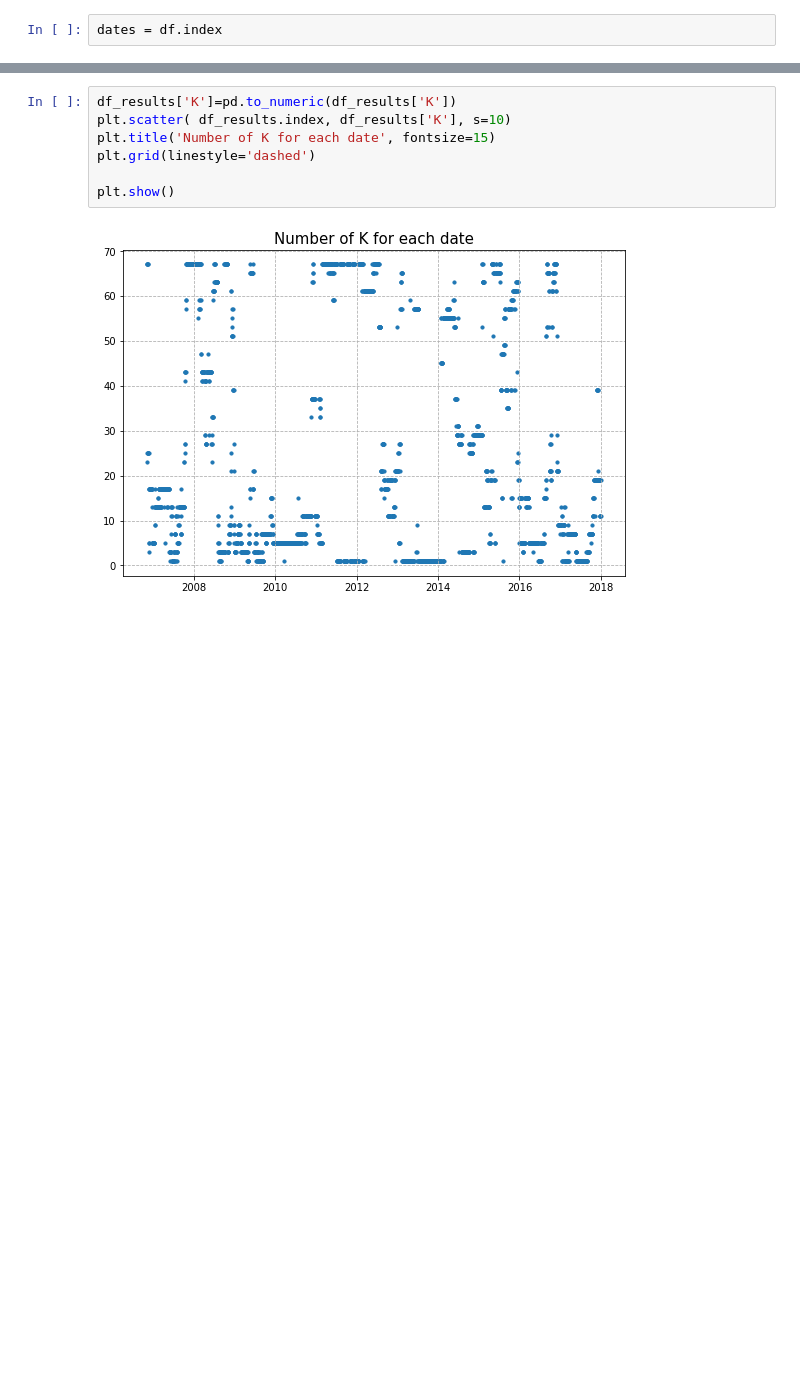
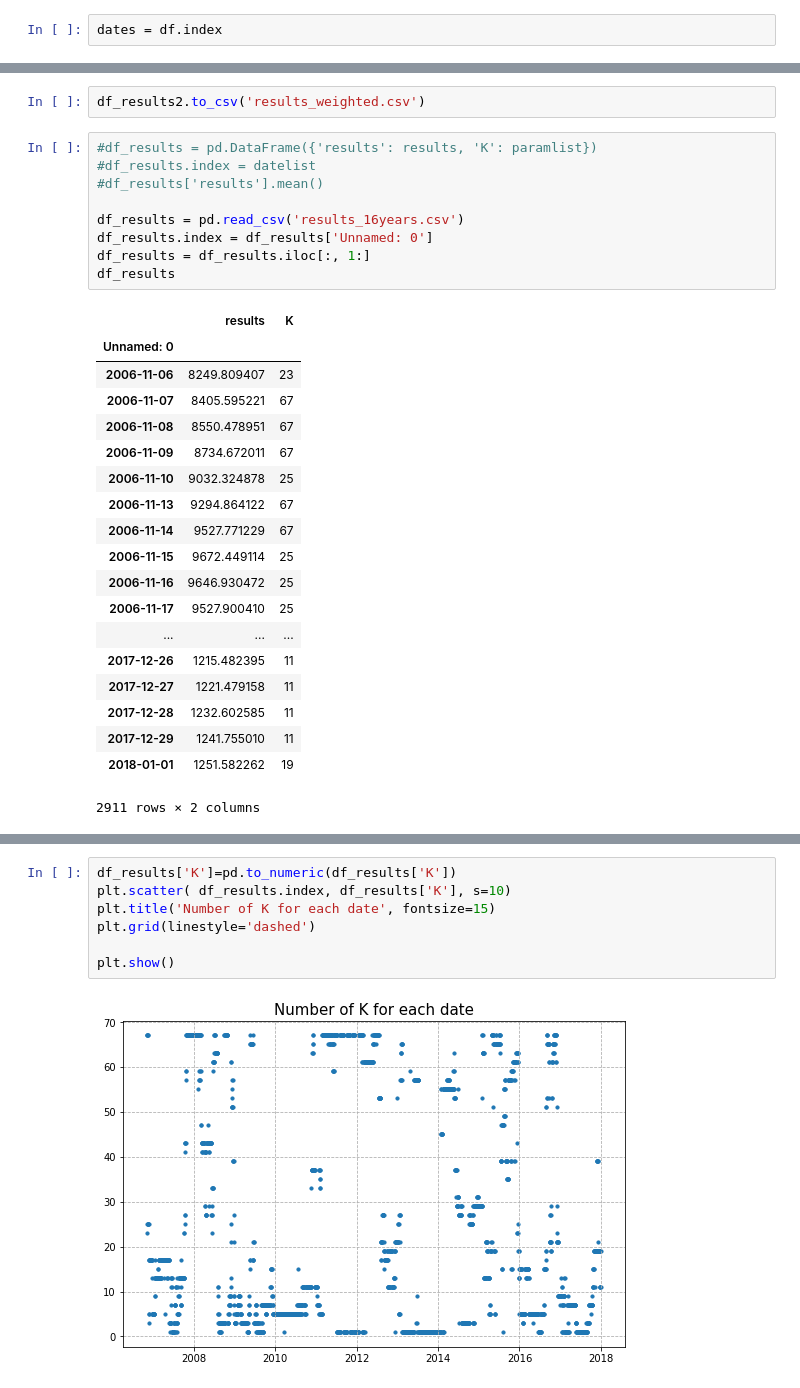
Before and after one commit to chiemiko/metals-research, a Jupyter notebook: forecasting/Train-Test ReSplits - KNN.ipynb, the cells around one changed output, grey strips where cells are left out. Drawn from its saved outputs; the diff is of its cells as text; blank space fills up the shorter version.

```diff
--- a/forecasting/Train-Test ReSplits - KNN.ipynb
+++ b/forecasting/Train-Test ReSplits - KNN.ipynb
@@ -296,3 +505,34 @@ df_results['results'].mean()
+# %%
+df_results2.to_csv('results_weighted.csv')
+# %%
+#df_results = pd.DataFrame({'results': results, 'K': paramlist})
+#df_results.index = datelist
+#df_results['results'].mean()
+
+df_results = pd.read_csv('results_16years.csv')
+df_results.index = df_results['Unnamed: 0']
+df_results = df_results.iloc[:, 1:]
+df_results
+# %% [output]
+|  | results | K |
+| Unnamed: 0 |  |  |
+| 2006-11-06 | 8249.809407 | 23 |
+| 2006-11-07 | 8405.595221 | 67 |
+| 2006-11-08 | 8550.478951 | 67 |
+| 2006-11-09 | 8734.672011 | 67 |
+| 2006-11-10 | 9032.324878 | 25 |
+| 2006-11-13 | 9294.864122 | 67 |
+| 2006-11-14 | 9527.771229 | 67 |
+| 2006-11-15 | 9672.449114 | 25 |
+| 2006-11-16 | 9646.930472 | 25 |
+| 2006-11-17 | 9527.900410 | 25 |
+| ... | ... | ... |
+| 2017-12-26 | 1215.482395 | 11 |
+| 2017-12-27 | 1221.479158 | 11 |
+| 2017-12-28 | 1232.602585 | 11 |
+| 2017-12-29 | 1241.755010 | 11 |
+| 2018-01-01 | 1251.582262 | 19 |
+2911 rows × 2 columns
 # %%
 plt.plot(df_results['results'])
 plt.title('MAE Results (full) for 16 years training period testing for one year test period\n ' + 'MAE: '+ str(df_results['results'].mean()), fontsize=15)
```
Also changed, not shown: parts of 20 cells of this notebook, 26 other files.
